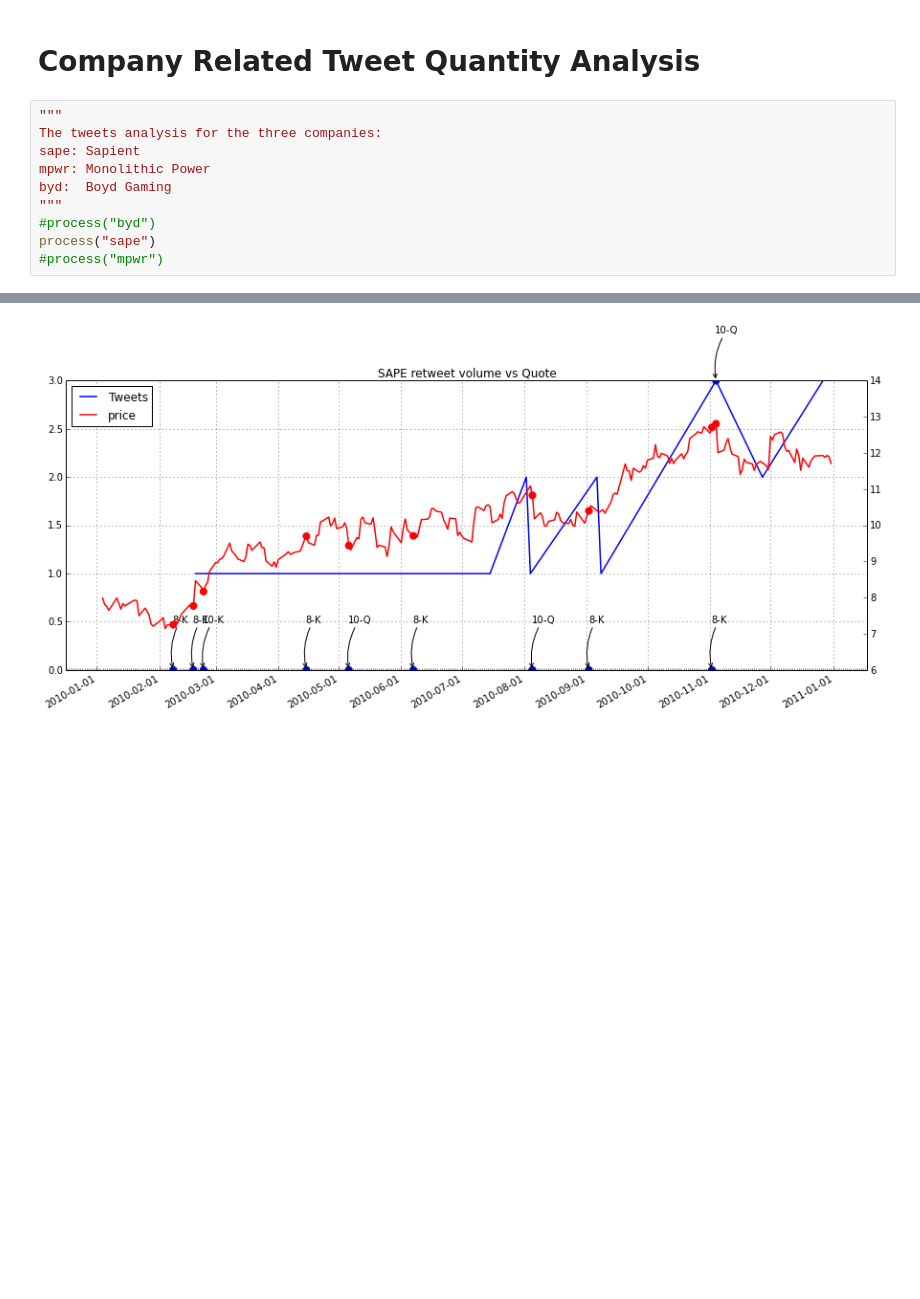
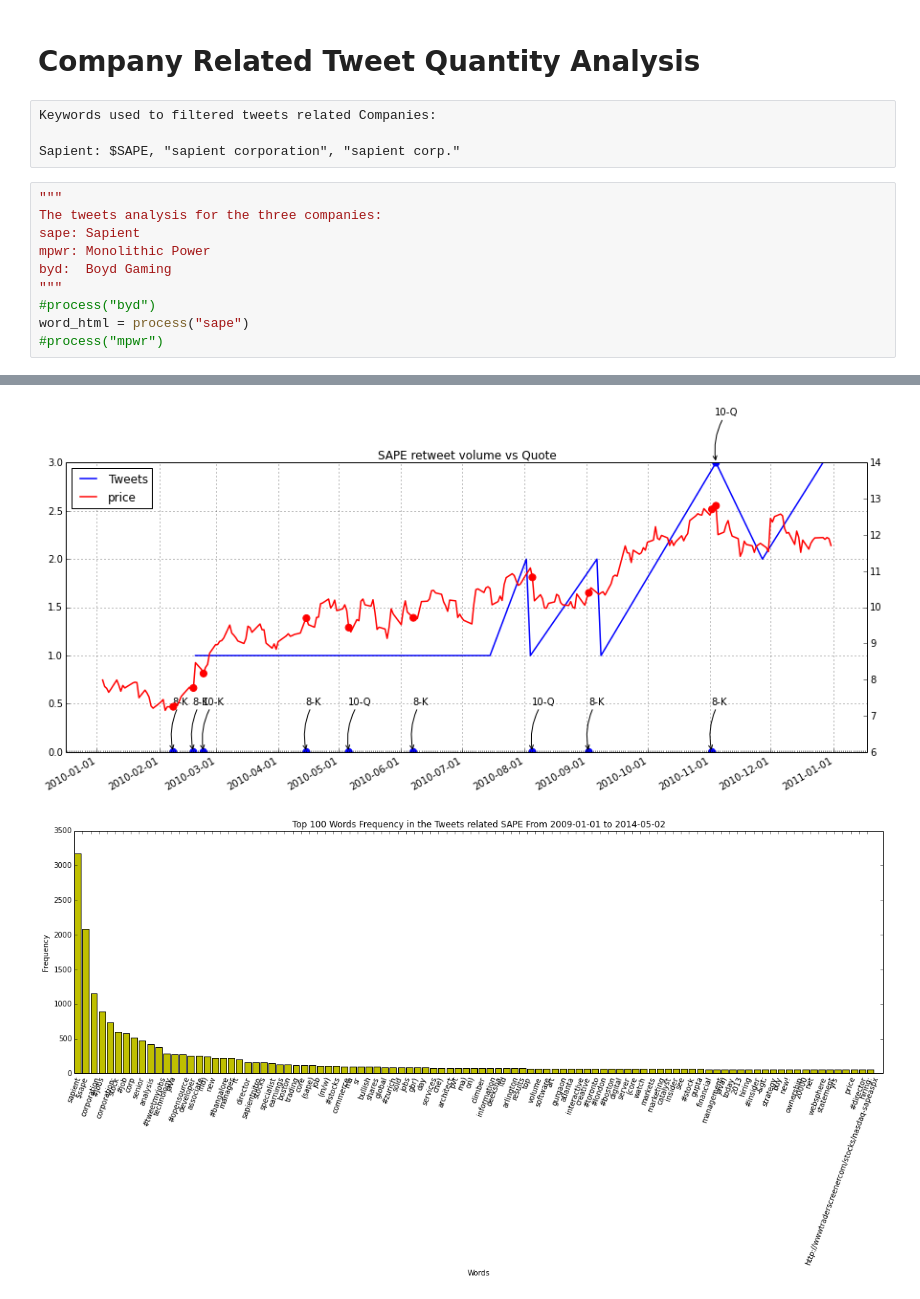
Before and after one commit to Tskatom/company_market, a Jupyter notebook: code/Company_Tweet_Analysis.ipynb, the cells around one changed output, grey strips where cells are left out. Drawn from its saved outputs; the diff is of its cells as text; blank space fills up the shorter version.

Commit message:
update add word frequency

```diff
--- a/code/Company_Tweet_Analysis.ipynb
+++ b/code/Company_Tweet_Analysis.ipynb
@@ -1,26 +1,31 @@
 # %% [markdown]
 # Company Related Tweet Quantity Analysis
+# %% [raw]
+Keywords used to filtered tweets related Companies:
+
+Sapient: $SAPE, "sapient corporation", "sapient corp."
 # %%
 """
 The tweets analysis for the three companies:
 sape: Sapient
 mpwr: Monolithic Power
 byd:  Boyd Gaming
 """
 #process("byd")
-process("sape")
+word_html = process("sape")
 #process("mpwr")
 # %% [output]
 [figure]
 [figure]
 [figure]
 [figure]
 [figure]
 [figure]
 [figure]
 [figure]
 [figure]
 [figure]
 [figure]
 [figure]
 [figure]
+[figure, added]
```
Also changed, not shown: parts of 3 cells of this notebook.
